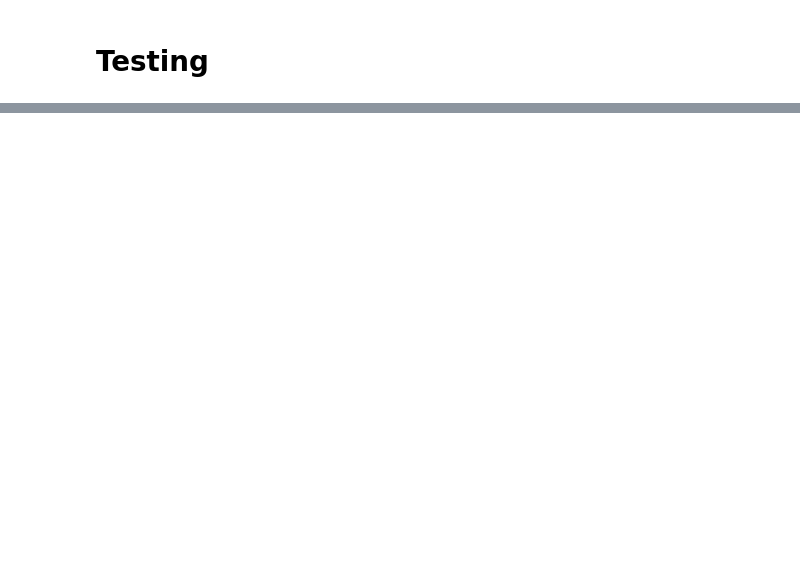
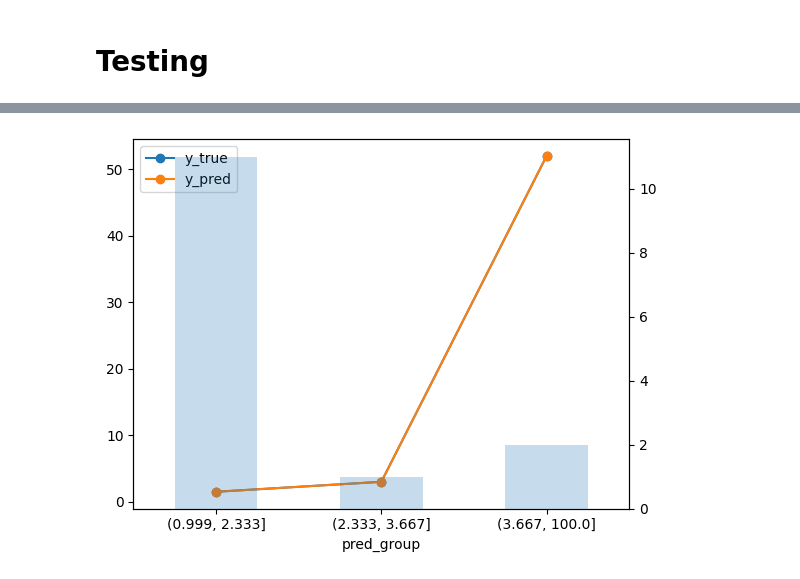
Before and after one commit to sws144/quantum_ml, a Jupyter notebook: Testing.ipynb, the cells around one changed output, grey strips where cells are left out. Cells and saved outputs as stored; diff of their text form; code cells hidden in the pictures; blank space fills up the shorter version.

```diff
--- a/Testing.ipynb
+++ b/Testing.ipynb
@@ -10,0 +76,10 @@ ModuleNotFoundError: No module named 'numpy'
+# %%
+fig, ax = plt.subplots()
+ax2 = ax.twinx()
+
+grouped_df[['y_true','y_pred']].plot(linestyle='-',marker='o',ax=ax)
+grouped_df['sample_weight'].plot(kind='bar',ax=ax2, alpha=0.25)
+
+plt.show()
+# %% [output]
+[figure, added]
```
Also changed, not shown: parts of 18 cells of this notebook, 8 other files.
